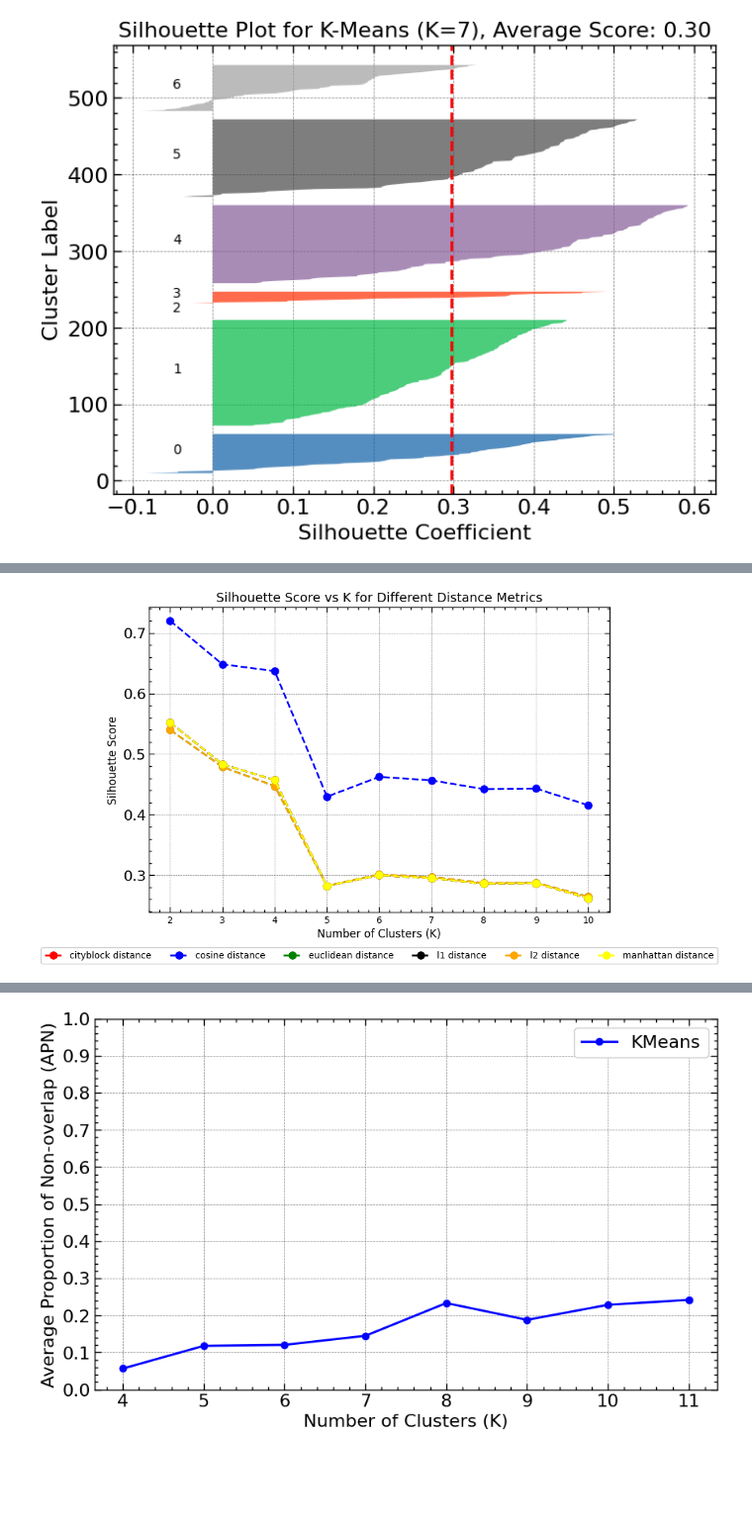
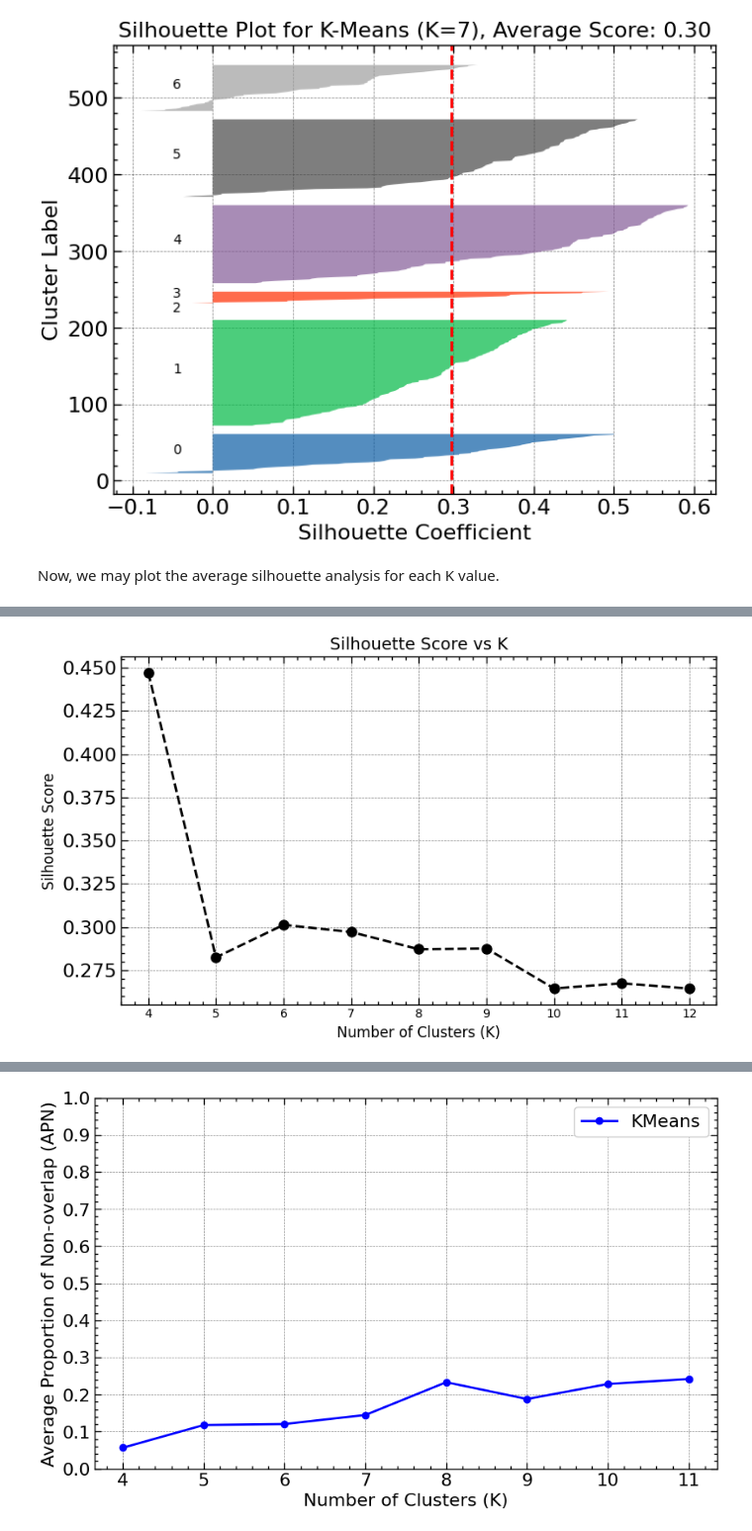
Before and after one commit to MarioPasc/complearn_projects, a Jupyter notebook: Clustering/code/k_means_clustering_sporulaton.ipynb, the cells around one changed output, grey strips where cells are left out. Shown at 99% size. Cells and saved outputs as stored; diff of their text form; code cells hidden in the pictures; blank space fills up the shorter version.

```diff
--- a/Clustering/code/k_means_clustering_sporulaton.ipynb
+++ b/Clustering/code/k_means_clustering_sporulaton.ipynb
@@ -574,58 +563,44 @@ plt.axvline(x=silhouette_avg, color="red", linestyle="--")
 plt.show()
 # %% [output]
 [figure]
+# %% [markdown]
+Now, we may plot the average silhouette analysis for each K value.
 # %%
-# List of distance metrics to try
-distance_metrics = ['cityblock', 'cosine', 'euclidean', 'l1', 'l2', 'manhattan']
+# Define the range of K values to try
+k_values_to_try = np.arange(4, 13)
 
-# Store silhouette scores for each distance metric
-silhouette_scores_by_distance = {distance: [] for distance in distance_metrics}
+# Store silhouette scores for each K value
+silhouette_scores = []
 
-k_values_to_try = np.arange(2, 11)
+# Loop over each K value
+for k in k_values_to_try:
+    # Get the initial centroids for this K value (assuming centroids_normalized is predefined)
+    initial_centroids = centroids_normalized.get(k)
 
-# Loop over each distance metric
-for distance in distance_metrics:
-    silhouette_scores = []  # Temporary list for the current distance metric
+    # Run K-Means with the loaded centroids for the given K
+    kmeans = KMeans(n_clusters=k, init=centroids_normalized[k], n_init=1, random_state=42)
+    kmeans.fit(X)
 
-    for k in k_values_to_try:
-        # Get the initial centroids for this K value
-        initial_centroids = centroids_normalized.get(k)
+    # Predict the cluster labels
+    labels = kmeans.labels_
 
-        # Run K-Means with the loaded centroids for the given K
-        kmeans = KMeans(n_clusters=k, init=centroids_normalized[k], n_init=1, random_state=42)
-        kmeans.fit(X)
+    # Calculate the silhouette score using the default 'euclidean' metric
+    score = silhouette_score(X, labels, metric='euclidean')
+    silhouette_scores.append(score)
 
-        # Predict the cluster labels
-        labels = kmeans.labels_
+    print(f"Silhouette Score for K={k}: {score:.4f}")
 
-        # Calculate the silhouette score using the given distance metric
-        score = silhouette_score(X, labels, metric=distance)
-        silhouette_scores.append(score)
-
-        print(f"Silhouette Score for K={k}, Distance={distance}: {score:.4f}")
-
-    # Store silhouette scores for the current distance metric
-    silhouette_scores_by_distance[distance] = silhouette_scores
-
-# Plot the silhouette scores for each distance metric
-plt.figure(figsize=(10, 6))
-
-# Define different colors for each distance metric
-colors = ['red', 'blue', 'green', 'black', 'orange', 'yellow']
-
-for idx, (distance, scores) in enumerate(silhouette_scores_by_distance.items()):
-    plt.plot(k_values_to_try, scores, linestyle='--', marker='o', markersize=8, color=colors[idx], label=f'{distance} distance')
+# Plot the silhouette scores for each K value
+plt.figure(figsize=(8, 5))
+plt.plot(k_values_to_try, silhouette_scores, linestyle='--', marker='o', markersize=8, color='black', label='Silhouette Score')
 
 # Set plot title and labels
-plt.title('Silhouette Score vs K for Different Distance Metrics', fontsize=14)
+plt.title('Silhouette Score vs K', fontsize=14)
 plt.xlabel('Number of Clusters (K)', fontsize=12)
 plt.ylabel('Silhouette Score', fontsize=12)
 plt.xticks(k_values_to_try, fontsize=10)
 plt.grid(True)
 
-# Add the legend outside the plot but inside the figure
-plt.legend(loc='upper center', bbox_to_anchor=(0.5, -0.1), ncol=len(distance_metrics), fontsize=10)
-
 # Show the plot
 plt.tight_layout()
 plt.show()
@@ -650 +617 @@ Silhouette Score for K=10, Distance=manhattan: 0.2618
-[figure, old version]
+[figure, new version]
```
Also changed, not shown: parts of 17 cells of this notebook.
